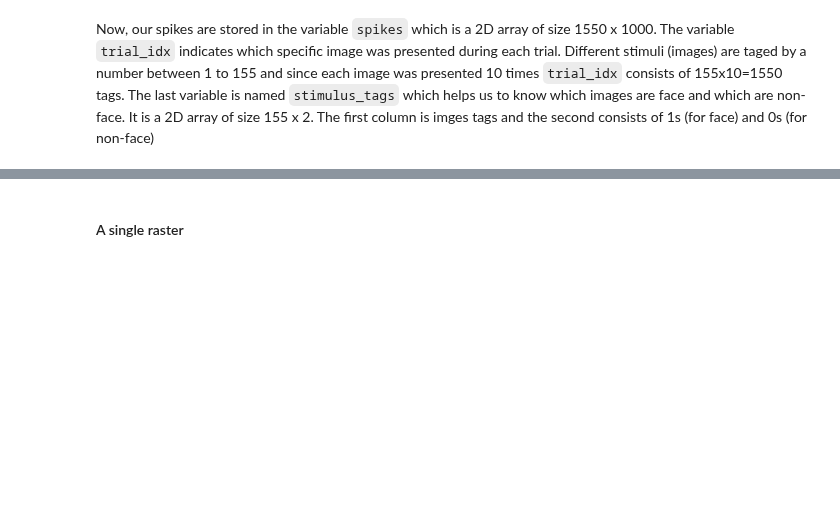
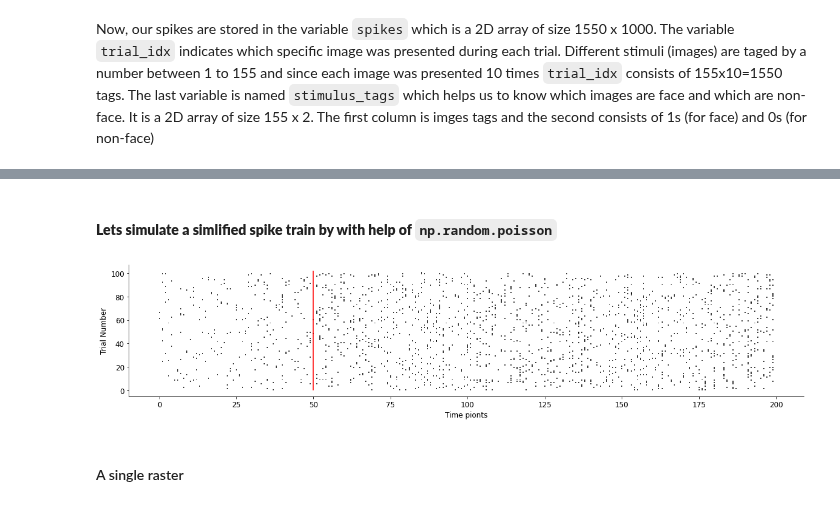
Before and after one commit to MiladQolami/Neural-Data-Analysis, a Jupyter notebook: MainCode.ipynb, the cells around one changed output, grey strips where cells are left out. Drawn from its saved outputs; the diff is of its cells as text; code cells hidden in the pictures; blank space fills up the shorter version.

```diff
--- a/MainCode.ipynb
+++ b/MainCode.ipynb
@@ -73,6 +73,25 @@ Now, our spikes are stored in the variable `spikes` which is a 2D array of size
 <br>
 <p align='center'>
 <img src= "https://github.com/MiladQolami/BasicNeuralDataAnalysis/blob/main/SpikeTrianVisualization/Raster%20plot.png?raw=1" width="400" height= "300">
+# %% [markdown]
+#### **Lets simulate a simlified spike train by with help of `np.random.poisson`**
+# %%
+np.random.seed(2023)   # specify random seed to get same result each time
+sim_trial = 100     # Number of trials
+sim_time_point = 200     # number of time pionts
+stimulus_present_time = 50    # when stimulus was presented
+for trial_i in range(sim_trial):    # Loop over each trials to plot each trial
+  for time_point_i in range(sim_time_point):    # Loop over time points to plot each spike
+    if time_point_i >stimulus_present_time:     # After stimulus presentation probability of spike occuranc increaces
+      sim_spike_i  = np.random.poisson(.1,1)
+    else:
+      sim_spike_i  = np.random.poisson(.05,1)   # End of second loop
+    plt.vlines(time_point_i,trial_i,+sim_spike_i+trial_i)    # End of frist loop
+plt.vlines(stimulus_present_time,0,sim_trial+2,colors = 'red')    # Plot stimulus presetation indicator
+plt.xlabel('Time pionts'),plt.ylabel('Trial Number')
+plt.show()
+# %% [output]
+[figure, added]
 # %% [markdown]
 #### A single raster
 # %%
```
Also changed, not shown: parts of 7 cells of this notebook.
